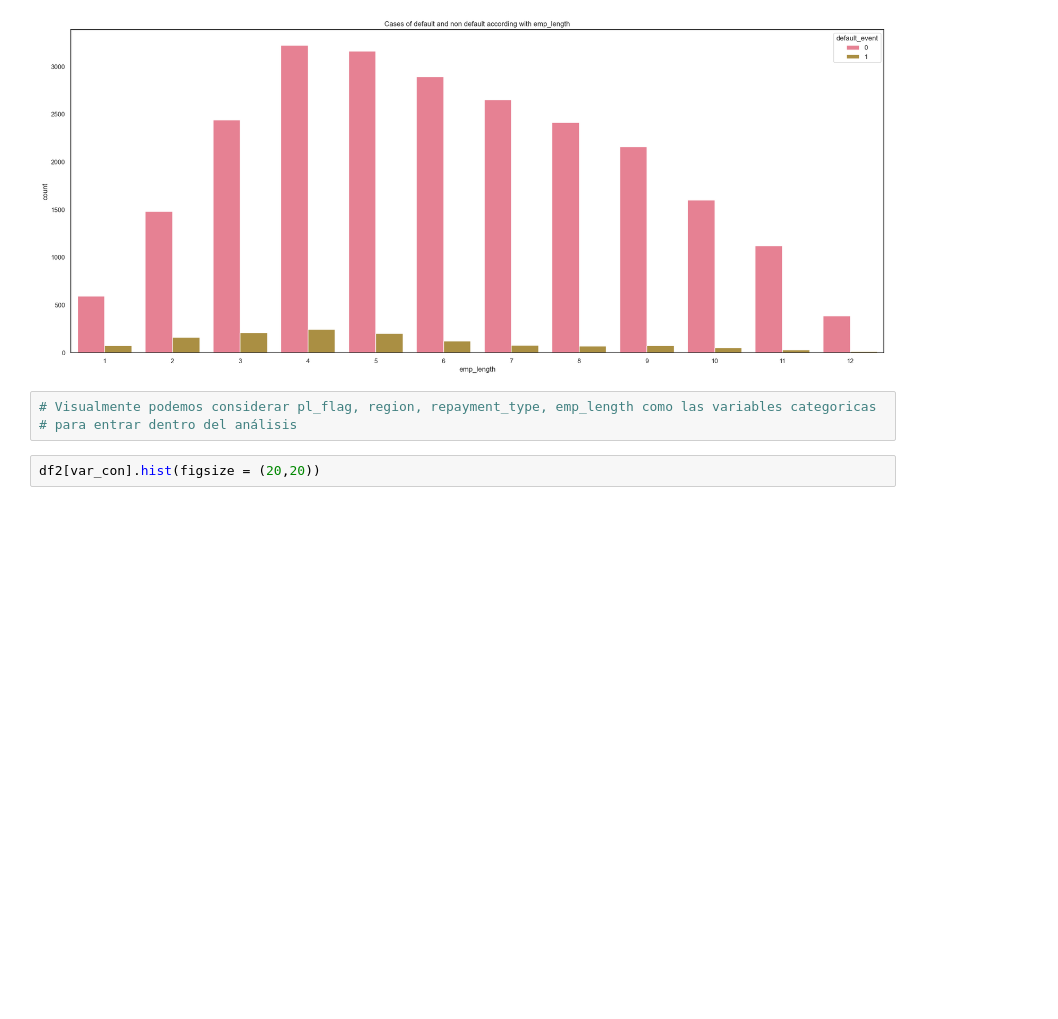
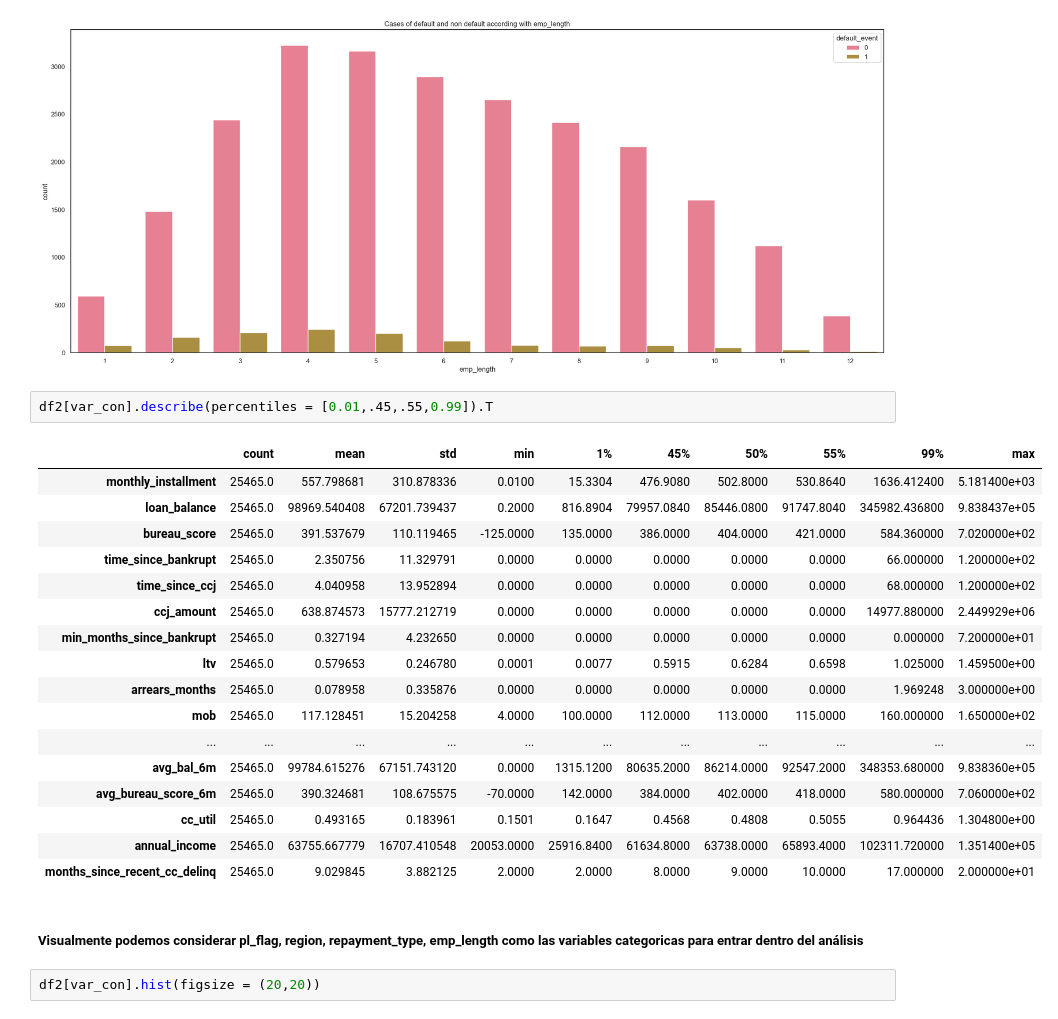
Before and after one commit to danpa26/CredRisk, a Jupyter notebook: one_yr_pd/one_year_pd.ipynb, the cells around one changed output. Drawn from its saved outputs; the diff is of its cells as text; blank space fills up the shorter version.

```diff
--- a/one_yr_pd/one_year_pd.ipynb
+++ b/one_yr_pd/one_year_pd.ipynb
@@ -391,9 +391,28 @@ plt.title('Cases of default and non default according with emp_length')
 # %% [output]
 Text(0.5, 1.0, 'Cases of default and non default according with emp_length')
 [figure]
-# %%
-# Visualmente podemos considerar pl_flag, region, repayment_type, emp_length como las variables categoricas
-# para entrar dentro del análisis
+# %%
+df2[var_con].describe(percentiles = [0.01,.45,.55,0.99]).T
+# %% [output]
+|  | count | mean | std | min | 1% | 45% | 50% | 55% | 99% | max |
+| monthly_installment | 25465.0 | 557.798681 | 310.878336 | 0.0100 | 15.3304 | 476.9080 | 502.8000 | 530.8640 | 1636.412400 | 5.181400e+03 |
+| loan_balance | 25465.0 | 98969.540408 | 67201.739437 | 0.2000 | 816.8904 | 79957.0840 | 85446.0800 | 91747.8040 | 345982.436800 | 9.838437e+05 |
+| bureau_score | 25465.0 | 391.537679 | 110.119465 | -125.0000 | 135.0000 | 386.0000 | 404.0000 | 421.0000 | 584.360000 | 7.020000e+02 |
+| time_since_bankrupt | 25465.0 | 2.350756 | 11.329791 | 0.0000 | 0.0000 | 0.0000 | 0.0000 | 0.0000 | 66.000000 | 1.200000e+02 |
+| time_since_ccj | 25465.0 | 4.040958 | 13.952894 | 0.0000 | 0.0000 | 0.0000 | 0.0000 | 0.0000 | 68.000000 | 1.200000e+02 |
+| ccj_amount | 25465.0 | 638.874573 | 15777.212719 | 0.0000 | 0.0000 | 0.0000 | 0.0000 | 0.0000 | 14977.880000 | 2.449929e+06 |
+| min_months_since_bankrupt | 25465.0 | 0.327194 | 4.232650 | 0.0000 | 0.0000 | 0.0000 | 0.0000 | 0.0000 | 0.000000 | 7.200000e+01 |
+| ltv | 25465.0 | 0.579653 | 0.246780 | 0.0001 | 0.0077 | 0.5915 | 0.6284 | 0.6598 | 1.025000 | 1.459500e+00 |
+| arrears_months | 25465.0 | 0.078958 | 0.335876 | 0.0000 | 0.0000 | 0.0000 | 0.0000 | 0.0000 | 1.969248 | 3.000000e+00 |
+| mob | 25465.0 | 117.128451 | 15.204258 | 4.0000 | 100.0000 | 112.0000 | 113.0000 | 115.0000 | 160.000000 | 1.650000e+02 |
+| ... | ... | ... | ... | ... | ... | ... | ... | ... | ... | ... |
+| avg_bal_6m | 25465.0 | 99784.615276 | 67151.743120 | 0.0000 | 1315.1200 | 80635.2000 | 86214.0000 | 92547.2000 | 348353.680000 | 9.838360e+05 |
+| avg_bureau_score_6m | 25465.0 | 390.324681 | 108.675575 | -70.0000 | 142.0000 | 384.0000 | 402.0000 | 418.0000 | 580.000000 | 7.060000e+02 |
+| cc_util | 25465.0 | 0.493165 | 0.183961 | 0.1501 | 0.1647 | 0.4568 | 0.4808 | 0.5055 | 0.964436 | 1.304800e+00 |
+| annual_income | 25465.0 | 63755.667779 | 16707.410548 | 20053.0000 | 25916.8400 | 61634.8000 | 63738.0000 | 65893.4000 | 102311.720000 | 1.351400e+05 |
+| months_since_recent_cc_delinq | 25465.0 | 9.029845 | 3.882125 | 2.0000 | 2.0000 | 8.0000 | 9.0000 | 10.0000 | 17.000000 | 2.000000e+01 |
+# %% [markdown]
+##### Visualmente podemos considerar pl_flag, region, repayment_type, emp_length como las variables categoricas para entrar dentro del análisis
 # %%
 df2[var_con].hist(figsize = (20,20))
 # %% [output]
```
Also changed, not shown: parts of 40 cells of this notebook.
